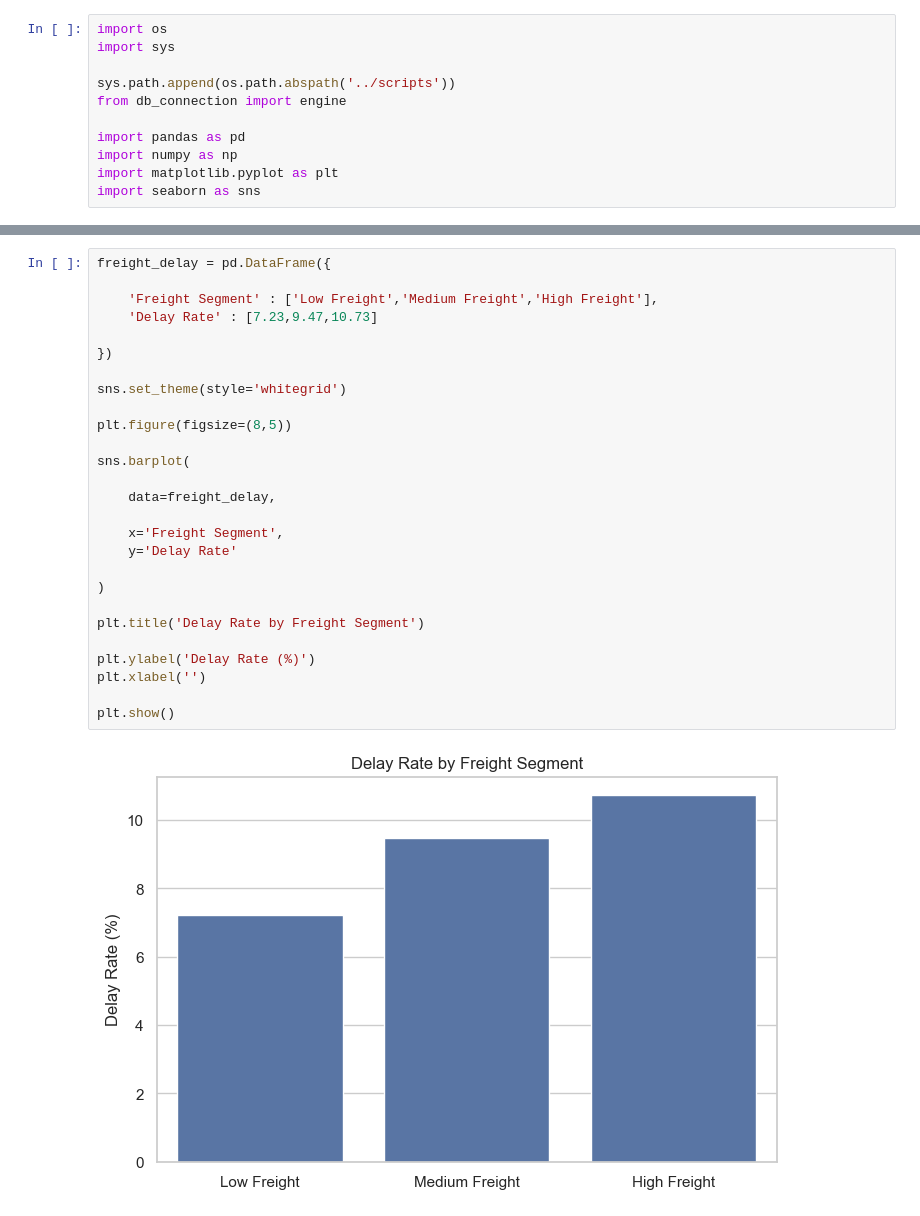
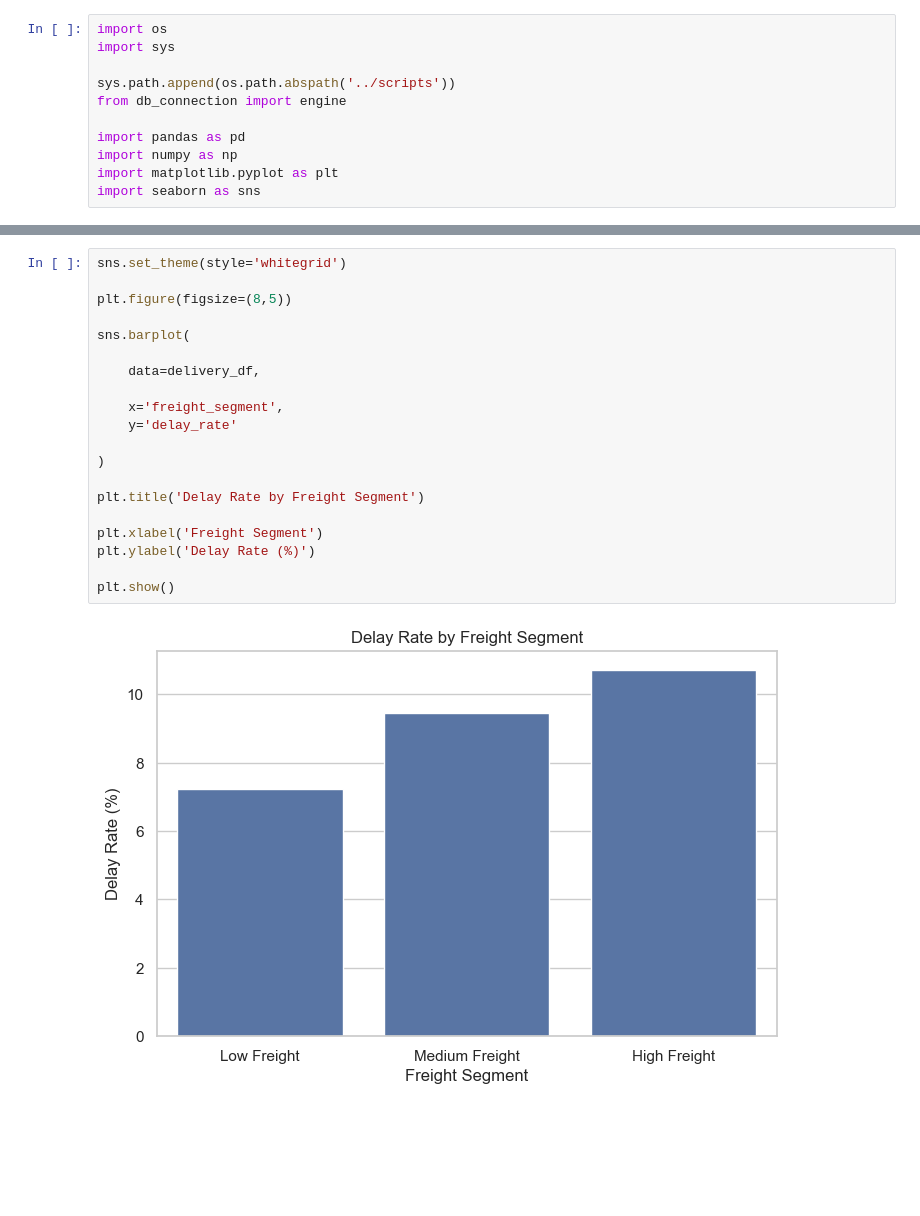
Before and after one commit to DRACULA279/olist-marketplace-intelligence, a Jupyter notebook: Python/Notebooks/deliveery_analysis.ipynb, the cells around one changed output, grey strips where cells are left out. Saved outputs shown, nothing was run; the diff lists cells and outputs as text; blank space fills up the shorter version.

```diff
--- a/Python/Notebooks/deliveery_analysis.ipynb
+++ b/Python/Notebooks/deliveery_analysis.ipynb
@@ -14,29 +68,22 @@ Delay Rate by Freight Segment
 # %%
-freight_delay = pd.DataFrame({
-
-    'Freight Segment' : ['Low Freight','Medium Freight','High Freight'],
-    'Delay Rate' : [7.23,9.47,10.73]
-
-})
-
 sns.set_theme(style='whitegrid')
 
 plt.figure(figsize=(8,5))
 
 sns.barplot(
 
-    data=freight_delay,
+    data=delivery_df,
 
-    x='Freight Segment',
-    y='Delay Rate'
+    x='freight_segment',
+    y='delay_rate'
 
 )
 
 plt.title('Delay Rate by Freight Segment')
 
+plt.xlabel('Freight Segment')
 plt.ylabel('Delay Rate (%)')
-plt.xlabel('')
 
 plt.show()
 # %% [output]
-[figure, old version]
+[figure, new version]
```
Also changed, not shown: parts of 7 cells of this notebook, 2 other files.
